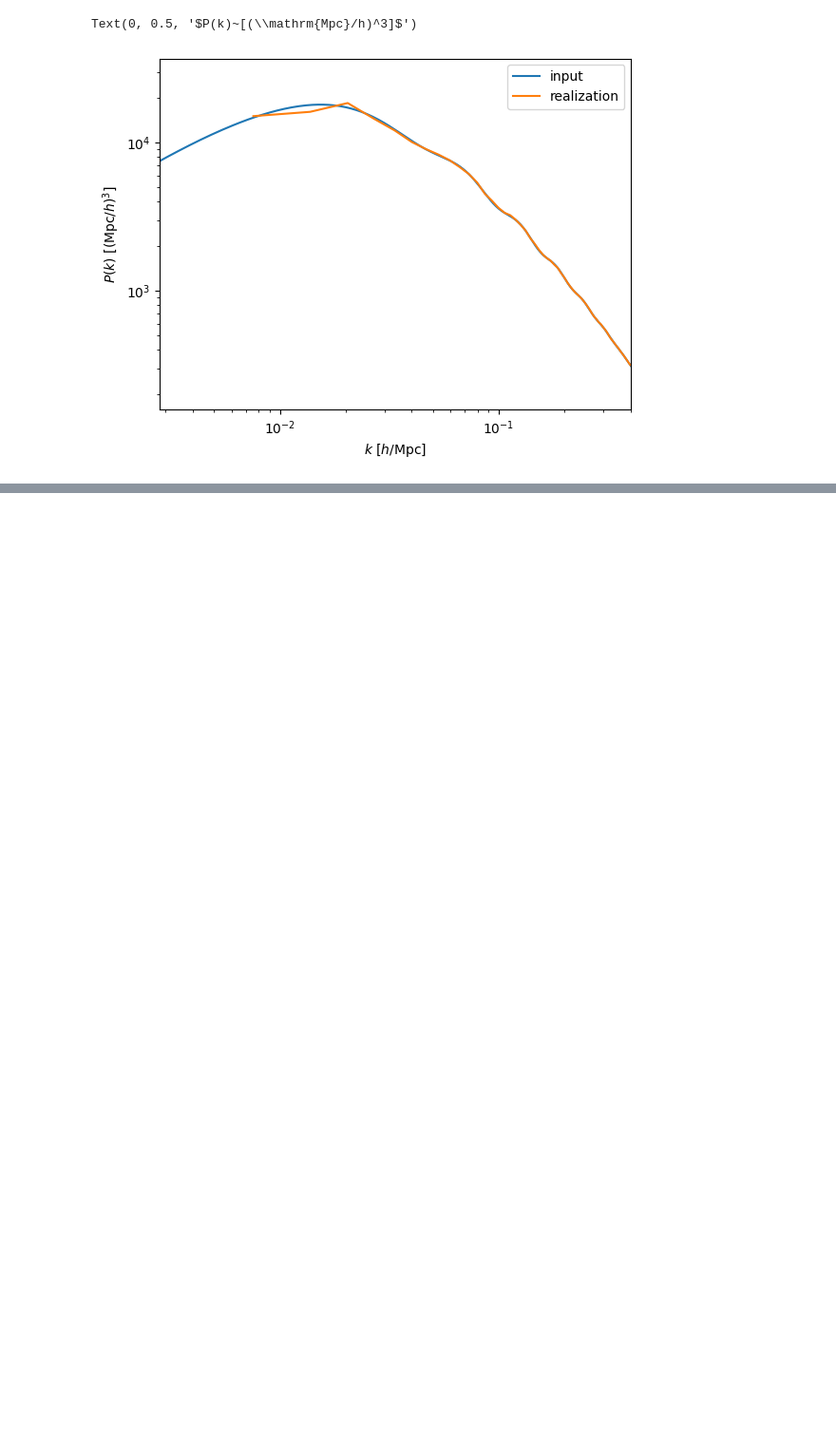
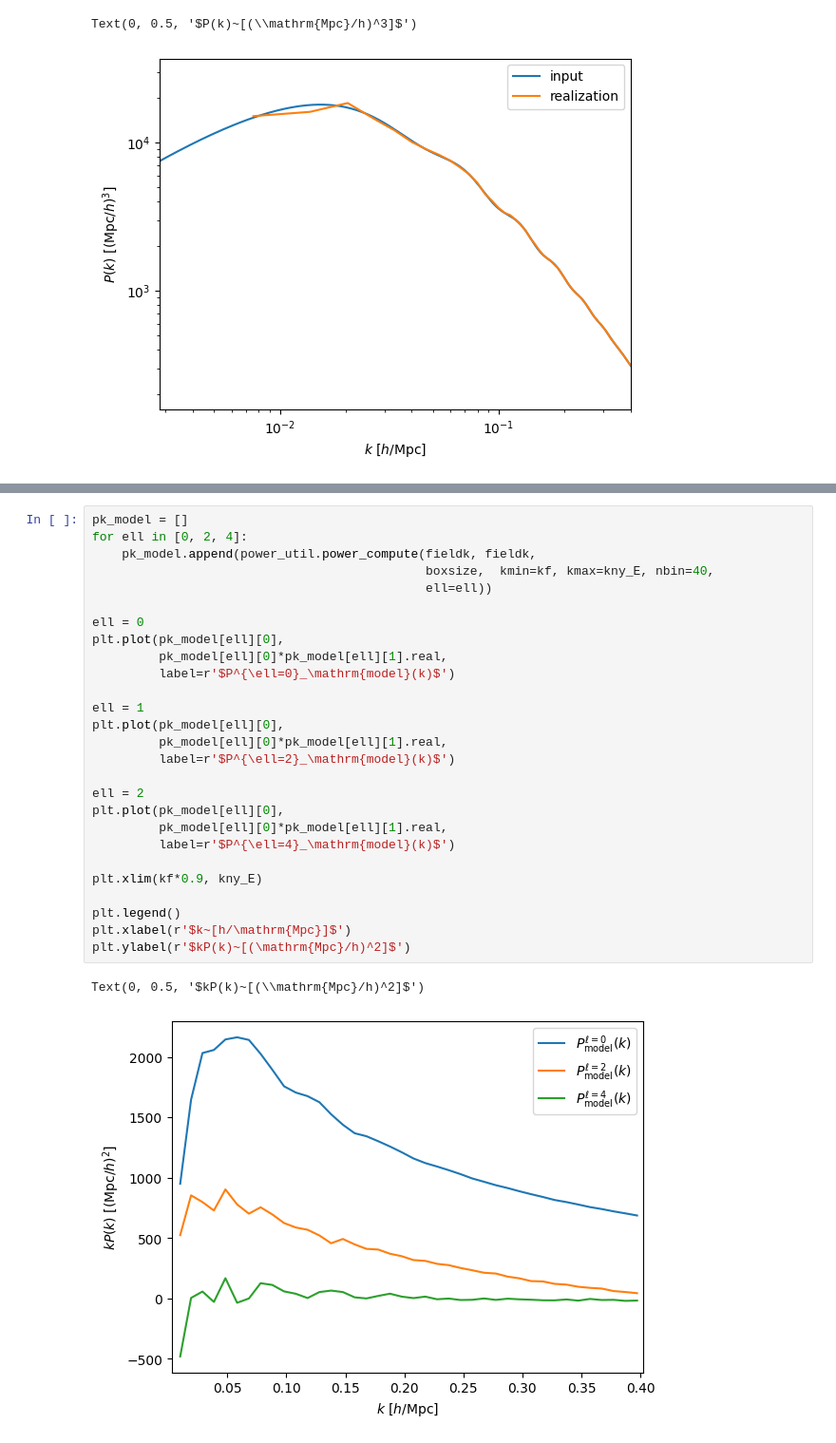
Before and after one commit to kazakitsu/field-level-inference, a Jupyter notebook: examples/forward_model.ipynb, the cells around one changed output, grey strips where cells are left out. Shown at 95% size. Drawn from its saved outputs; the diff is of its cells as text; blank space fills up the shorter version.

```diff
--- a/examples/forward_model.ipynb
+++ b/examples/forward_model.ipynb
@@ -155,0 +165,30 @@ Text(0, 0.5, '$kP(k)~[(\\mathrm{Mpc}/h)^2]$')
+# %%
+pk_model = []
+for ell in [0, 2, 4]:
+    pk_model.append(power_util.power_compute(fieldk, fieldk,
+                                             boxsize,  kmin=kf, kmax=kny_E, nbin=40,
+                                             ell=ell))
+
+ell = 0
+plt.plot(pk_model[ell][0],
+         pk_model[ell][0]*pk_model[ell][1].real,
+         label=r'$P^{\ell=0}_\mathrm{model}(k)$')
+
+ell = 1
+plt.plot(pk_model[ell][0],
+         pk_model[ell][0]*pk_model[ell][1].real,
+         label=r'$P^{\ell=2}_\mathrm{model}(k)$')
+
+ell = 2
+plt.plot(pk_model[ell][0],
+         pk_model[ell][0]*pk_model[ell][1].real,
+         label=r'$P^{\ell=4}_\mathrm{model}(k)$')
+
+plt.xlim(kf*0.9, kny_E)
+
+plt.legend()
+plt.xlabel(r'$k~[h/\mathrm{Mpc}]$')
+plt.ylabel(r'$kP(k)~[(\mathrm{Mpc}/h)^2]$')
+# %% [output]
+Text(0, 0.5, '$kP(k)~[(\\mathrm{Mpc}/h)^2]$')
+[figure, added]
```
Also changed, not shown: parts of 5 cells of this notebook, 3 other files.
